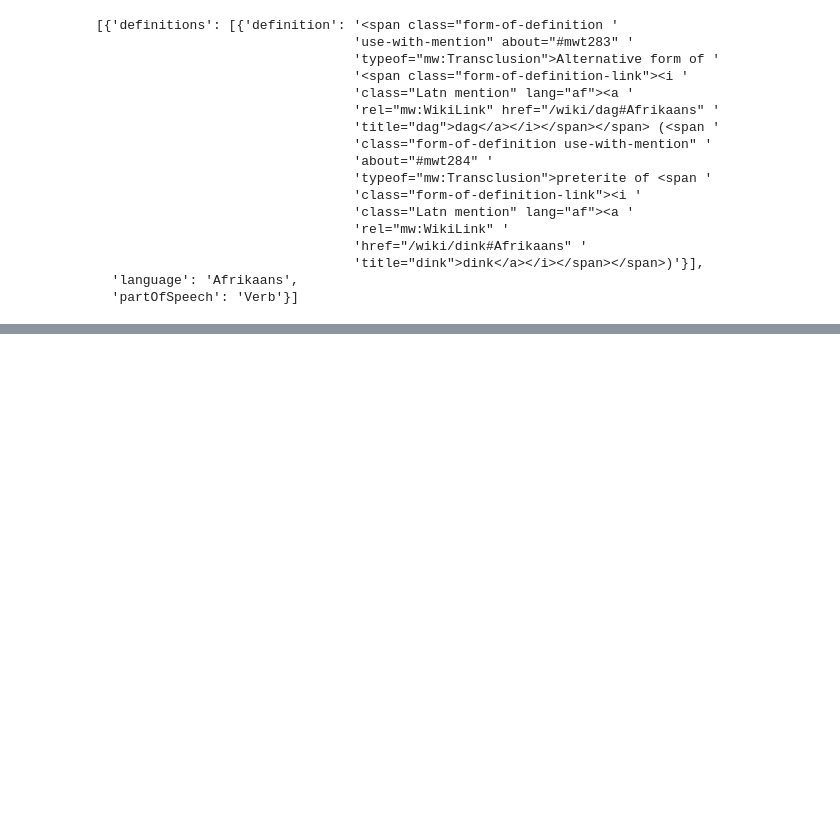
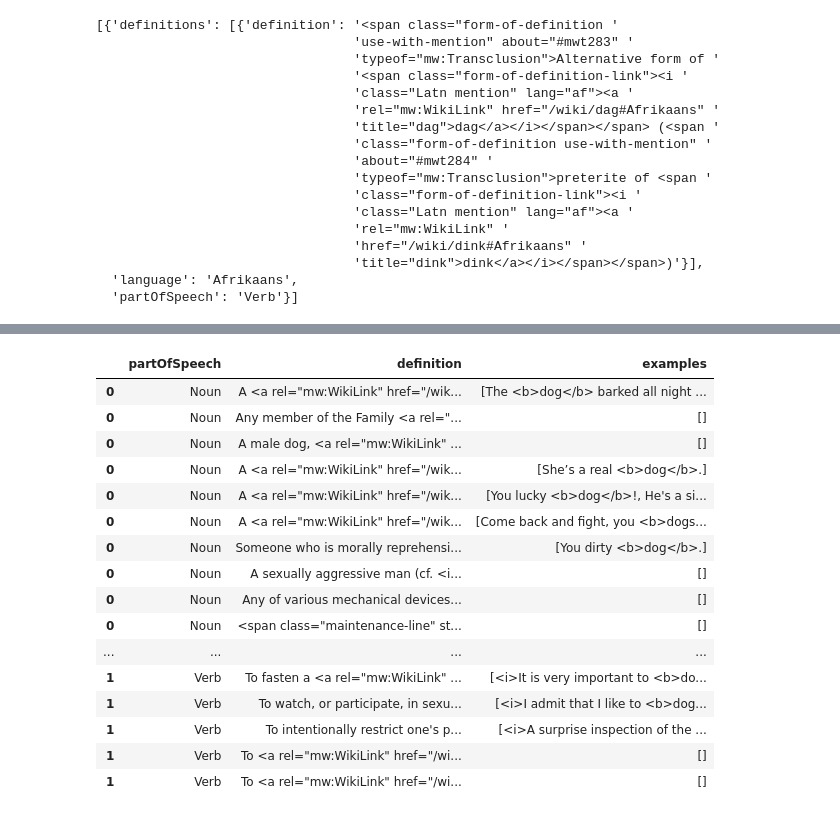
Before and after one commit to erolm-a/colla-framework, a Jupyter notebook: notebooks/WiktionaryRESTful.ipynb, the cells around one changed output, grey strips where cells are left out. Saved outputs shown, nothing was run; the diff lists cells and outputs as text; code cells hidden in the pictures; blank space fills up the shorter version.

```diff
--- a/notebooks/WiktionaryRESTful.ipynb
+++ b/notebooks/WiktionaryRESTful.ipynb
@@ -5,10 +5,13 @@ from tools.datasets import *
 # %%
 import requests
 
-wiktionary_url = "https://en.wiktionary.org/api/rest_v1"
+def fetch_word(word):
+    wiktionary_url = "https://en.wiktionary.org/api/rest_v1"
+    r = requests.get(wiktionary_url + "/page/definition/" + word)
+    r.raise_for_status()
+    return r.json()
 
-r = requests.get(wiktionary_url + "/page/definition/dog")
-response = r.json()
+response = fetch_word("dog")
 # %%
 response.keys()
 # %% [output]
@@ -47,0 +62,41 @@ def parse_definition(word: str):
+# %%
+import pandas as pd
+
+def replace_nan(df, column):
+    """Replace NaNs in a column with an empty list.
+
+    Required because pd.Series.fillna() does not accept lists.
+    See https://stackoverflow.com/a/61944174
+    """
+    is_nan = df[column].isna()
+    to_replace = pd.Series([[]] * is_nan.sum()).values
+    df.loc[is_nan, column] = to_replace
+
+def definition_to_df(response, language="en"):
+    """explode definitions and convert the inner dicts into a pandas series, then join with PoS"""
+    response_pd = pd.json_normalize(response[language]).explode("definitions")
+    exploded_columns = response_pd["definitions"].apply(pd.Series).drop("parsedExamples", axis=1)
+
+    replace_nan(exploded_columns, "examples")
+
+    return pd.concat([response_pd['partOfSpeech'], exploded_columns], axis=1)
+
+definition_to_df(response)
+# %% [output]
+|  | partOfSpeech | definition | examples |
+| 0 | Noun | A <a rel="mw:WikiLink" href="/wik... | [The <b>dog</b> barked all night ... |
+| 0 | Noun | Any member of the Family <a rel="... | [] |
+| 0 | Noun | A male dog, <a rel="mw:WikiLink" ... | [] |
+| 0 | Noun | A <a rel="mw:WikiLink" href="/wik... | [She’s a real <b>dog</b>.] |
+| 0 | Noun | A <a rel="mw:WikiLink" href="/wik... | [You lucky <b>dog</b>!, He's a si... |
+| 0 | Noun | A <a rel="mw:WikiLink" href="/wik... | [Come back and fight, you <b>dogs... |
+| 0 | Noun | Someone who is morally reprehensi... | [You dirty <b>dog</b>.] |
+| 0 | Noun | A sexually aggressive man (cf. <i... | [] |
+| 0 | Noun | Any of various mechanical devices... | [] |
+| 0 | Noun | <span class="maintenance-line" st... | [] |
+| ... | ... | ... | ... |
+| 1 | Verb | To fasten a <a rel="mw:WikiLink" ... | [<i>It is very important to <b>do... |
+| 1 | Verb | To watch, or participate, in sexu... | [<i>I admit that I like to <b>dog... |
+| 1 | Verb | To intentionally restrict one's p... | [<i>A surprise inspection of the ... |
+| 1 | Verb | To <a rel="mw:WikiLink" href="/wi... | [] |
+| 1 | Verb | To <a rel="mw:WikiLink" href="/wi... | [] |
```
Also changed, not shown: parts of 7 cells of this notebook, 1 other file.
